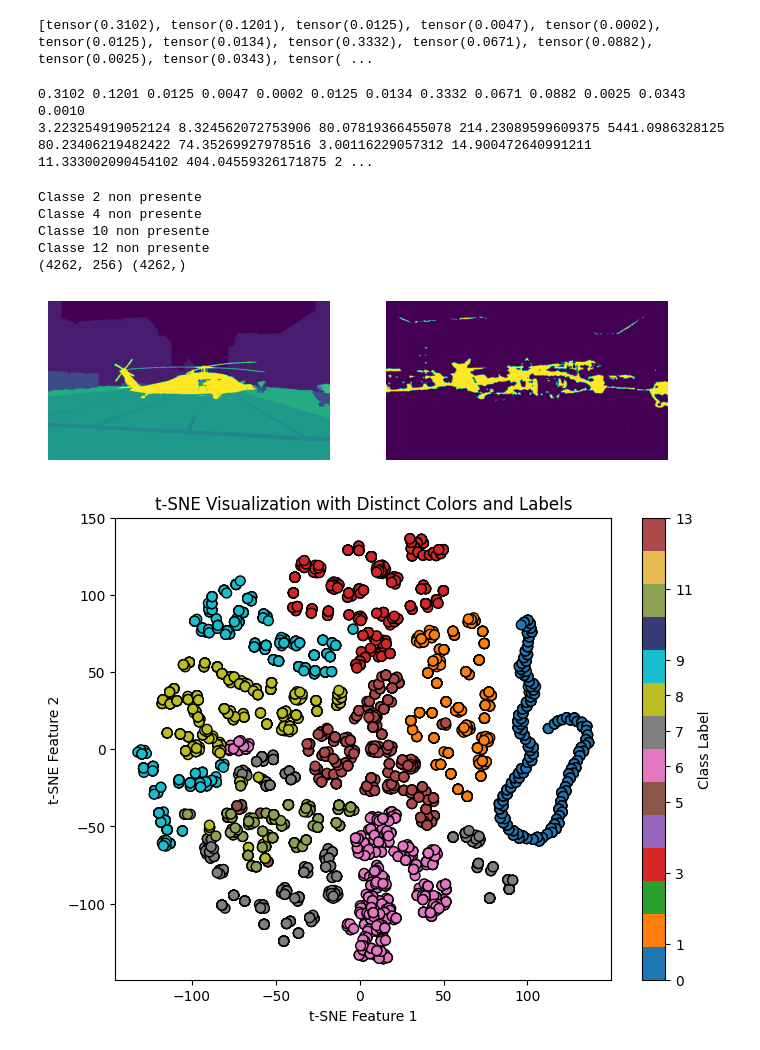
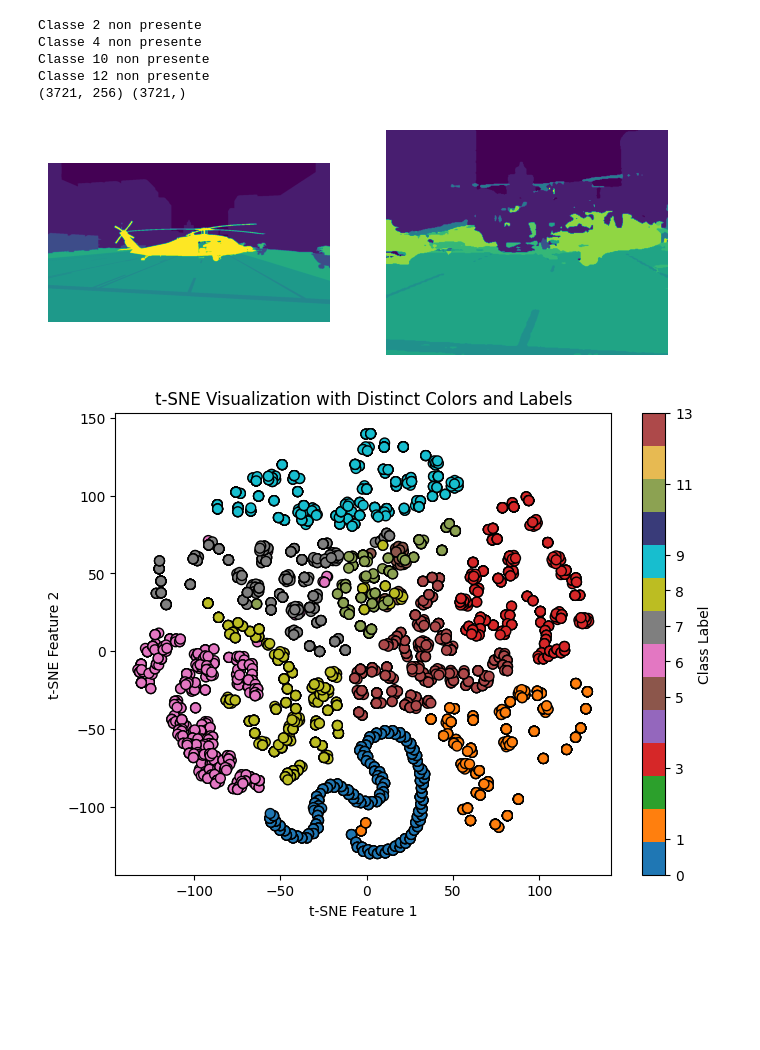
Before and after one commit to pcestola/ML4CV-Assignment, a Jupyter notebook: OOD.ipynb, the cells around one changed output. Saved outputs shown, nothing was run; the diff lists cells and outputs as text; code cells hidden in the pictures; blank space fills up the shorter version.

```diff
--- a/OOD.ipynb
+++ b/OOD.ipynb
@@ -28,13 +28,12 @@ class NormedConv(nn.Conv2d):
         # Chiama il forward con input e pesi normalizzati
         return self.scale * F.conv2d(norm_x, norm_weight, self.bias, self.stride, self.padding, self.dilation, self.groups)
 # %%
-device = 'cuda:0'
-weight_path = "/home/piecestola/space/ML4CV/results_3/train_4/ckpts/weights_1.pt"
+device = 'cuda:6'
+weight_path = "/raid/homespace/piecestola/space/ML4CV/results_4/train_0/ckpts/weights_mIoU_1.pt"
 
-model = network.modeling.__dict__['deeplabv3plus_mobilenet'](num_classes=19, output_stride=16)
+model = network.modeling.__dict__['deeplabv3plus_resnet101'](num_classes=23, output_stride=16)
 
-#model.classifier.classifier[3] = nn.Conv2d(256, 13, kernel_size=(1, 1), stride=(1, 1))
-model.classifier.classifier[3] = NormedConv(256,13,(1,1),(1,1))
+model.classifier.classifier[3] = nn.Conv2d(256, 13, kernel_size=(1, 1), stride=(1, 1))
 
 model.load_state_dict(torch.load(weight_path, map_location=device)['model_state_dict'])
 #model.load_state_dict(torch.load(weight_path, map_location=device))
@@ -118,30 +117,9 @@ dataset_test = SegmentationDataset(
     masks_dir = path_test_anomaly_masks,
     transforms = transforms
 )
-# %%
-classes = [0 for _ in range(13)]
-for k,(_, mask) in enumerate(dataset_train):
-    for i in range(13):
-        classes[i] += (mask==i).sum()
-    print(k,end='\r')
-
-tot = sum(classes)
-freq = [x/tot for x in classes]
-inv_freq = [tot/x for x in classes]
-# %% [output]
-[tensor(0.3102), tensor(0.1201), tensor(0.0125), tensor(0.0047), tensor(0.0002), tensor(0.0125), tensor(0.0134), tensor(0.3332), tensor(0.0671), tensor(0.0882), tensor(0.0025), tensor(0.0343), tensor( ...
-# %%
-for x in freq:
-    print(f"{x:.4f}",end=' ')
-print()
-for x in inv_freq:
-    print(f"{x}",end=' ')
-# %% [output]
-0.3102 0.1201 0.0125 0.0047 0.0002 0.0125 0.0134 0.3332 0.0671 0.0882 0.0025 0.0343 0.0010
-3.223254919052124 8.324562072753906 80.07819366455078 214.23089599609375 5441.0986328125 80.23406219482422 74.35269927978516 3.00116229057312 14.900472640991211 11.333002090454102 404.04559326171875 2 ...
 # %%
 image, mask = dataset_test[0]
-image = image.unsqueeze(dim=0).cuda()
+image = image.unsqueeze(dim=0).to(device)
 mask = mask.cpu().detach().numpy()
 # %%
 # Funzione per catturare l'input del layer
@@ -154,10 +132,10 @@ def hook_fn(module, input, output):
 handle = model.classifier.classifier[3].register_forward_hook(hook_fn)
 
 with torch.no_grad():
-    logits = model(image).squeeze()
-    indices = torch.linalg.norm(logits,dim=0)<0.7
-    #indices = -torch.sum(logits*torch.log(torch.softmax(logits,dim=0)),dim=0)
-    #indices = torch.argmax(logits,dim=0)
+    logits = model(image[:,:,200:600,400:900]).squeeze()
+    #indices = torch.linalg.norm(logits,dim=0)<0.7
+    #indices = -torch.sum(torch.softmax(logits,dim=0)*torch.log(torch.softmax(logits,dim=0)+0.0000001),dim=0)
+    indices = torch.argmax(logits,dim=0)
 
 handle.remove()
 
@@ -166,36 +144,36 @@ layer_input = layer_input.squeeze(0)
 layer_input = layer_input.numpy()
 layer_input = layer_input.transpose((1,2,0))
 
 #logits = logits.permute((1,2,0)).cpu().detach().numpy()
 indices = indices.cpu().detach().numpy()
 
 N = 500
 vectors = list()
 classes = list()
 for i in range(14):
-    temp = layer_input[mask==i][:N]
+    temp = layer_input[mask[200:600,400:900]==i][:N]
     if temp.shape[0]:
         vectors.append(temp)
         classes.append(i*np.ones(shape=temp.shape[0],dtype=np.int32))
     else:
         print(f"Classe {i} non presente")
 vectors = np.concatenate(vectors)
 classes = np.concatenate(classes)
 print(vectors.shape, classes.shape)
 
 fig, axs = plt.subplots(1,2,figsize=(8,6))
 axs[0].imshow(mask)
 axs[0].axis('off')
 axs[1].imshow(indices)
 axs[1].axis('off')
 plt.show()
 # %% [output]
 Classe 2 non presente
 Classe 4 non presente
 Classe 10 non presente
 Classe 12 non presente
-(4262, 256) (4262,)
+(3721, 256) (3721,)
-[figure, old version]
+[figure, new version]
 # %%
 
 # Inizializza t-SNE con parametri aggiornati
@@ -235,4 +213,4 @@ plt.xlabel('t-SNE Feature 1')
 plt.ylabel('t-SNE Feature 2')
 plt.show()
 # %% [output]
-[figure, old version]
+[figure, new version]
```
Also changed, not shown: 6 other files.
